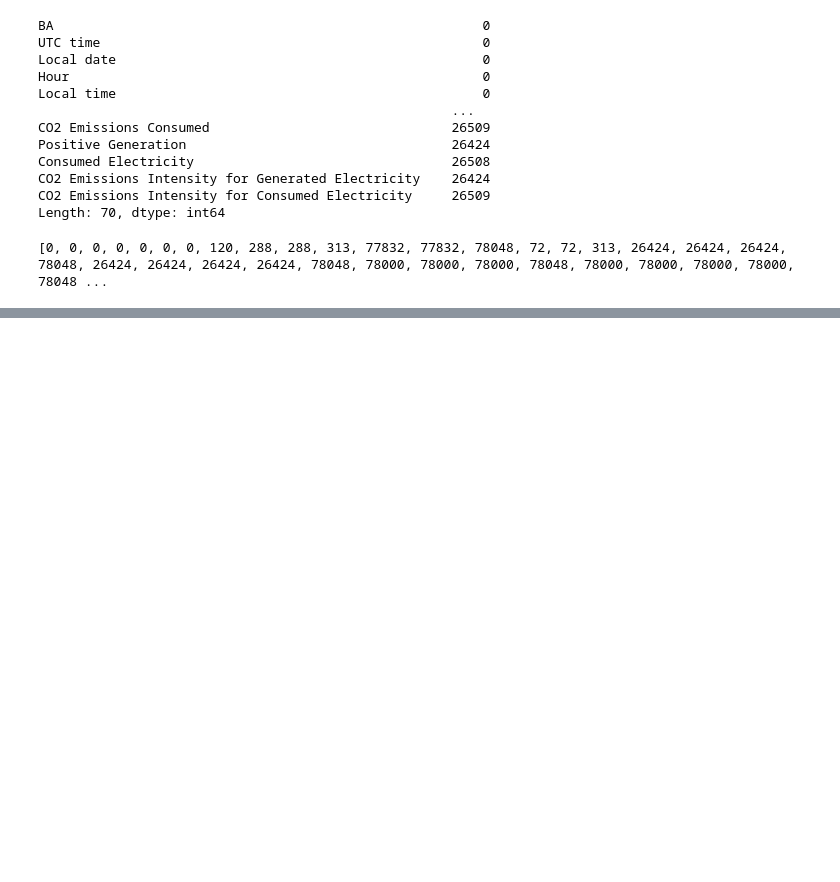
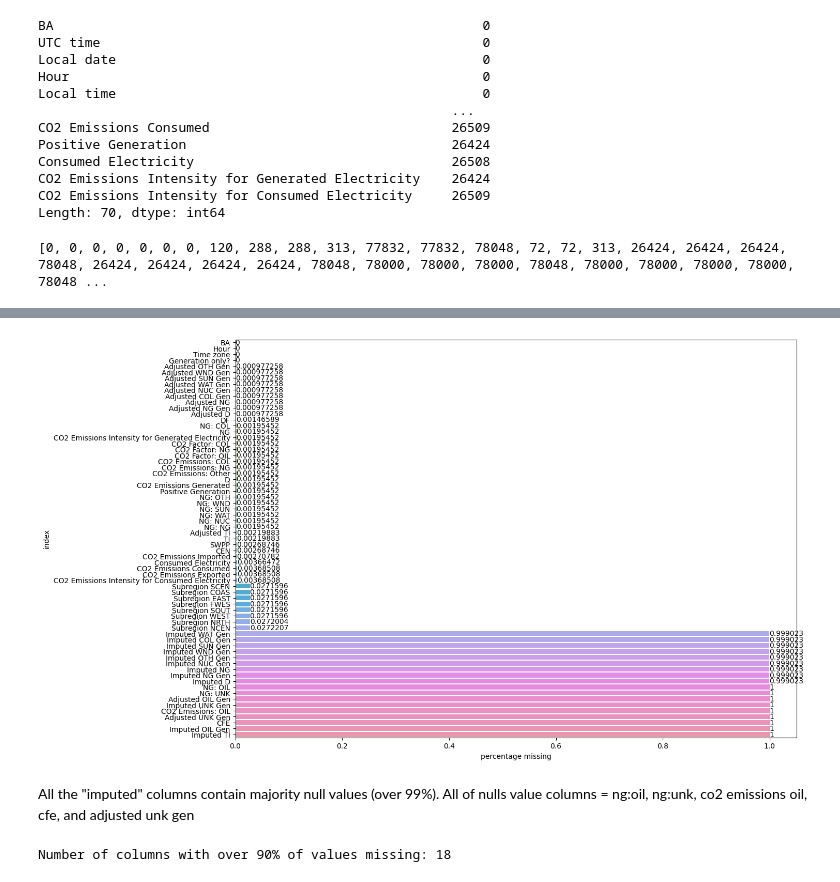
Before and after one commit to dgmurray-321/ADTA-Capstone, a Jupyter notebook: adta_capstone.ipynb, the cells around one changed output, grey strips where cells are left out. Cells and saved outputs as stored; diff of their text form; code cells hidden in the pictures; blank space fills up the shorter version.

```diff
--- a/adta_capstone.ipynb
+++ b/adta_capstone.ipynb
@@ -22,0 +116,7 @@ print(df.isnull().sum().to_list())
+# %%
+def make_barplot(data,x, y, size):
+    plt.figure(figsize=(size))
+    ax = sns.barplot(data = data, x = x, y = y)
+    for container in ax.containers:
+        ax.bar_label(container)
+    plt.show()
@@ -38,0 +145,2 @@ df
+# %%
+df.drop(['Local date', 'UTC time',], axis = 1, inplace = True)
@@ -38,0 +166,8 @@ df
+# %%
+missing_df = (df.isnull().sum()/len(df)).reset_index(name = 'percentage missing').sort_values(by = 'percentage missing')
+make_barplot(data = missing_df, x = 'percentage missing', y = 'index', size = (14,10))
+# %% [output]
+[figure, added]
+# %% [markdown]
+All the "imputed" columns contain majority null values (over 99%).
+All of nulls value columns = ng:oil, ng:unk, co2 emissions oil, cfe, and adjusted unk gen
@@ -38,0 +179,4 @@ df
+# %%
+print("Number of columns with over 90% of values missing:", len(missing_value_over_99_percent_list))
+# %% [output]
+Number of columns with over 90% of values missing: 18
```
Also changed, not shown: parts of 67 cells of this notebook.
